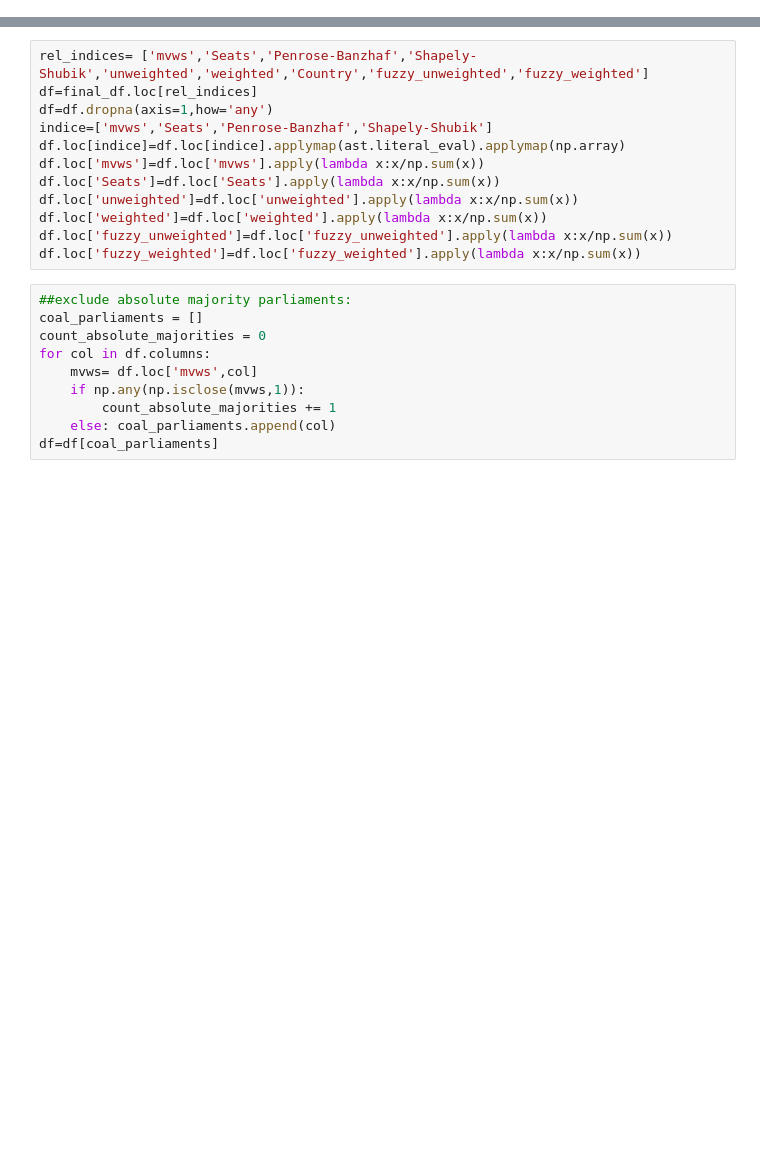
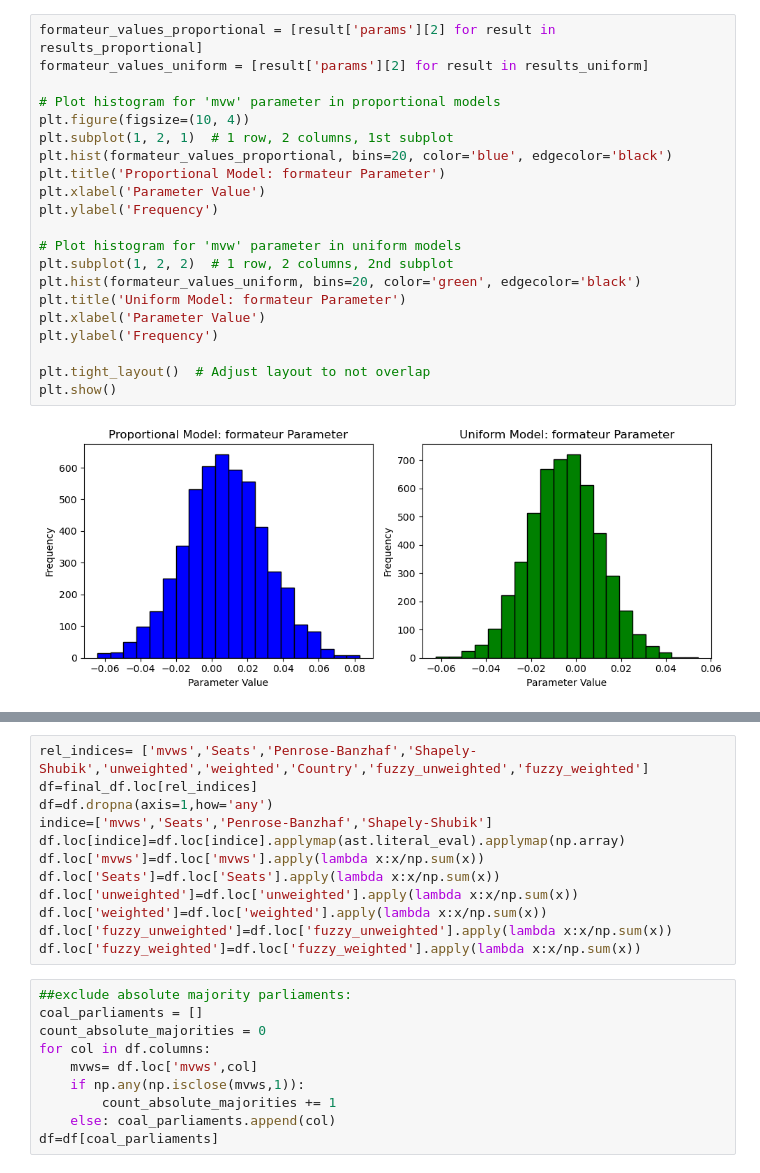
Before and after one commit to SebSchroeter/masterthesis, a Jupyter notebook: regressions_and_graphs.ipynb, the cells around one changed output, grey strips where cells are left out. Saved outputs shown, nothing was run; the diff lists cells and outputs as text; blank space fills up the shorter version.

```diff
--- a/regressions_and_graphs.ipynb
+++ b/regressions_and_graphs.ipynb
@@ -97,0 +203,23 @@ Usa--Nov-20: Only found 1 ministers.
+# %%
+formateur_values_proportional = [result['params'][2] for result in results_proportional]
+formateur_values_uniform = [result['params'][2] for result in results_uniform]
+
+# Plot histogram for 'mvw' parameter in proportional models
+plt.figure(figsize=(10, 4))
+plt.subplot(1, 2, 1)  # 1 row, 2 columns, 1st subplot
+plt.hist(formateur_values_proportional, bins=20, color='blue', edgecolor='black')
+plt.title('Proportional Model: formateur Parameter')
+plt.xlabel('Parameter Value')
+plt.ylabel('Frequency')
+
+# Plot histogram for 'mvw' parameter in uniform models
+plt.subplot(1, 2, 2)  # 1 row, 2 columns, 2nd subplot
+plt.hist(formateur_values_uniform, bins=20, color='green', edgecolor='black')
+plt.title('Uniform Model: formateur Parameter')
+plt.xlabel('Parameter Value')
+plt.ylabel('Frequency')
+
+plt.tight_layout()  # Adjust layout to not overlap
+plt.show()
+# %% [output]
+[figure, added]
```
Also changed, not shown: parts of 14 cells of this notebook, 7 other files.
